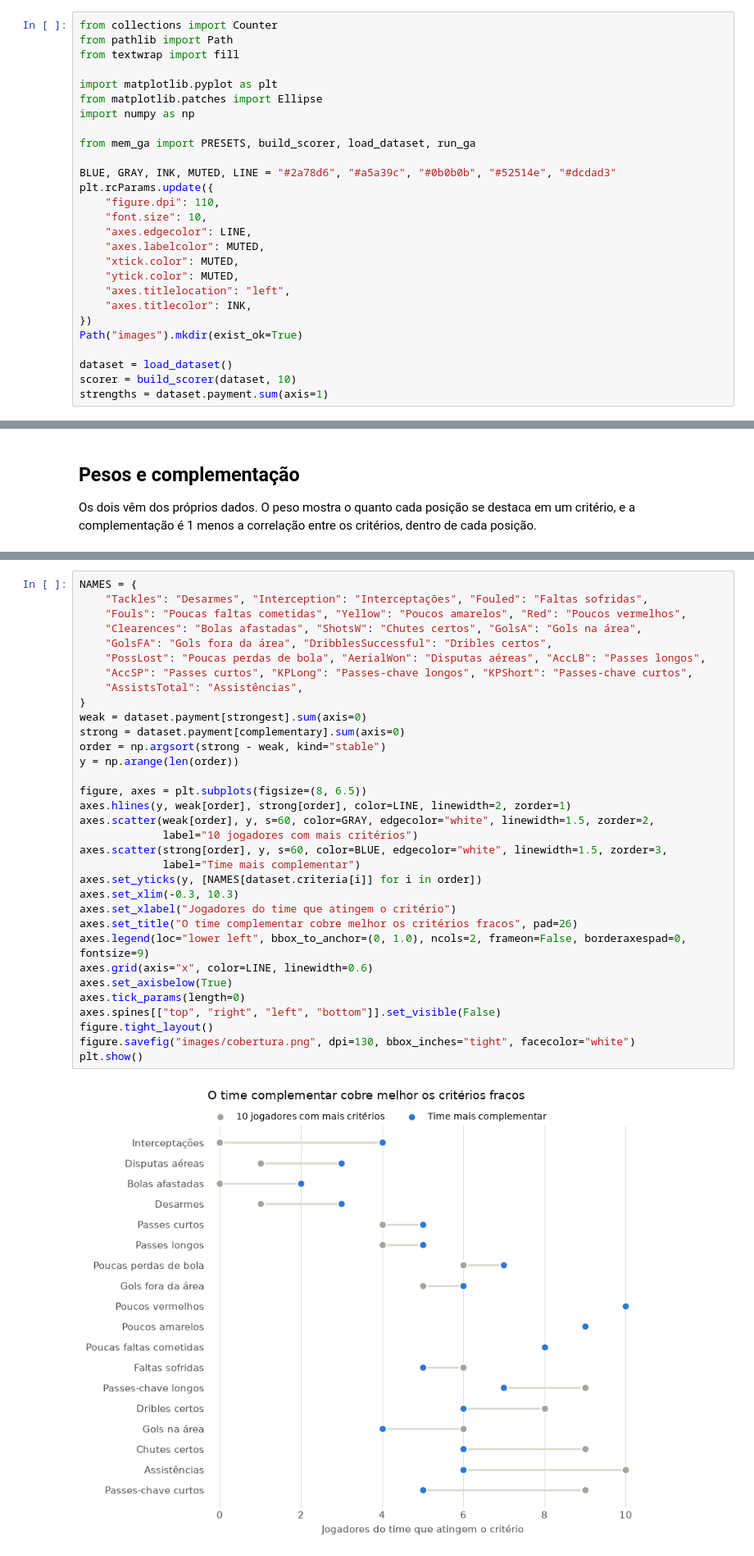
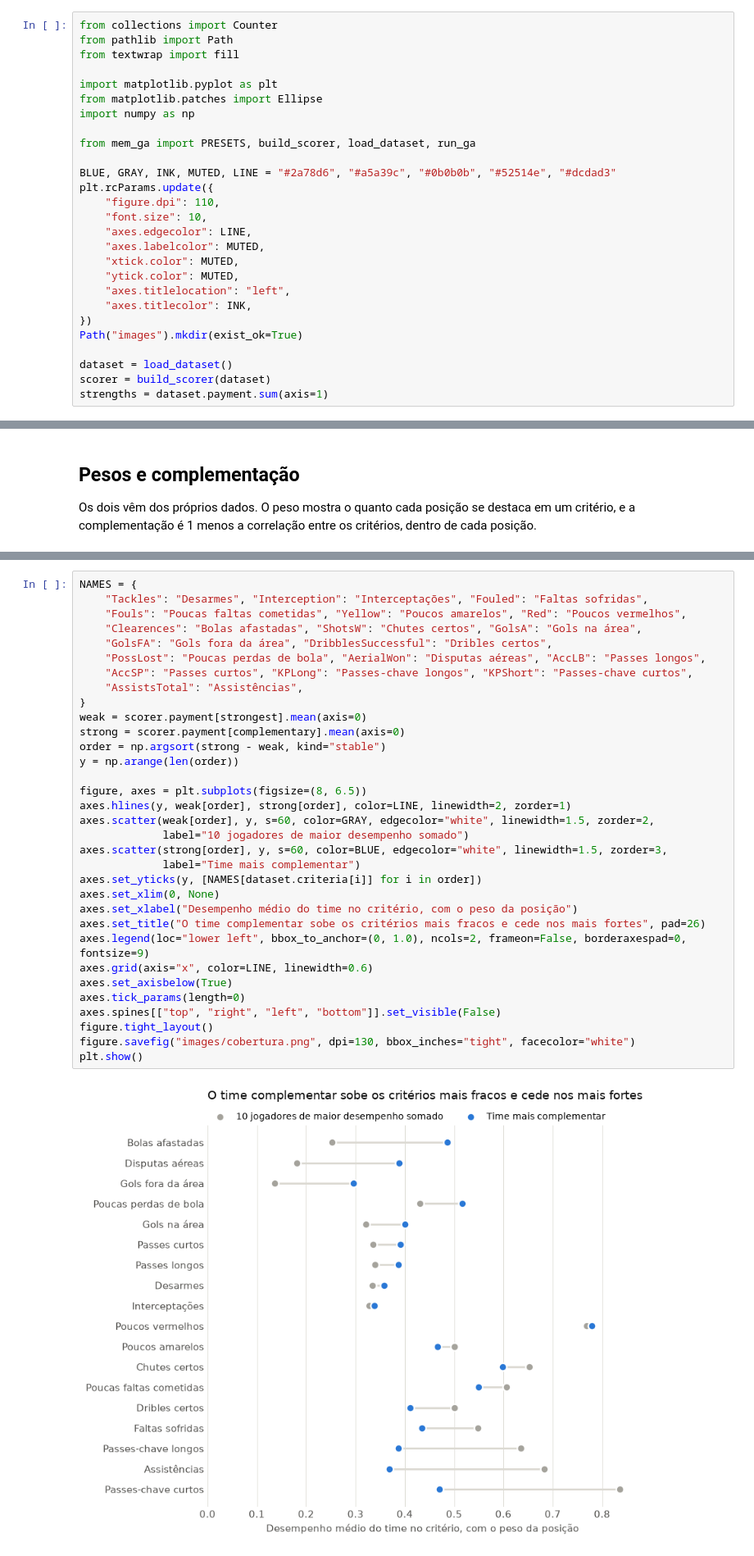
Before and after one commit to safsalles/portfolio-ds, a Jupyter notebook: mem-ga/analise.ipynb, the cells around one changed output, grey strips where cells are left out. Shown at 82% size. Cells and saved outputs as stored; diff of their text form.

```diff
--- a/mem-ga/analise.ipynb
+++ b/mem-ga/analise.ipynb
@@ -29,7 +29,7 @@ plt.rcParams.update({
 Path("images").mkdir(exist_ok=True)
 
 dataset = load_dataset()
-scorer = build_scorer(dataset, 10)
+scorer = build_scorer(dataset)
 strengths = dataset.payment.sum(axis=1)
 # %% [markdown]
 ## Os dados
@@ -182,35 +196,35 @@ Só no complementar: Nino Paraíba (PON), Michel (GRE), Reginaldo (FLU), Réver
 # %%
 NAMES = {
     "Tackles": "Desarmes", "Interception": "Interceptações", "Fouled": "Faltas sofridas",
     "Fouls": "Poucas faltas cometidas", "Yellow": "Poucos amarelos", "Red": "Poucos vermelhos",
     "Clearences": "Bolas afastadas", "ShotsW": "Chutes certos", "GolsA": "Gols na área",
     "GolsFA": "Gols fora da área", "DribblesSuccessful": "Dribles certos",
     "PossLost": "Poucas perdas de bola", "AerialWon": "Disputas aéreas", "AccLB": "Passes longos",
     "AccSP": "Passes curtos", "KPLong": "Passes-chave longos", "KPShort": "Passes-chave curtos",
     "AssistsTotal": "Assistências",
 }
-weak = dataset.payment[strongest].sum(axis=0)
-strong = dataset.payment[complementary].sum(axis=0)
+weak = scorer.payment[strongest].mean(axis=0)
+strong = scorer.payment[complementary].mean(axis=0)
 order = np.argsort(strong - weak, kind="stable")
 y = np.arange(len(order))
 
 figure, axes = plt.subplots(figsize=(8, 6.5))
 axes.hlines(y, weak[order], strong[order], color=LINE, linewidth=2, zorder=1)
 axes.scatter(weak[order], y, s=60, color=GRAY, edgecolor="white", linewidth=1.5, zorder=2,
-             label="10 jogadores com mais critérios")
+             label="10 jogadores de maior desempenho somado")
 axes.scatter(strong[order], y, s=60, color=BLUE, edgecolor="white", linewidth=1.5, zorder=3,
              label="Time mais complementar")
 axes.set_yticks(y, [NAMES[dataset.criteria[i]] for i in order])
-axes.set_xlim(-0.3, 10.3)
-axes.set_xlabel("Jogadores do time que atingem o critério")
-axes.set_title("O time complementar cobre melhor os critérios fracos", pad=26)
+axes.set_xlim(0, None)
+axes.set_xlabel("Desempenho médio do time no critério, com o peso da posição")
+axes.set_title("O time complementar sobe os critérios mais fracos e cede nos mais fortes", pad=26)
 axes.legend(loc="lower left", bbox_to_anchor=(0, 1.0), ncols=2, frameon=False, borderaxespad=0, fontsize=9)
 axes.grid(axis="x", color=LINE, linewidth=0.6)
 axes.set_axisbelow(True)
 axes.tick_params(length=0)
 axes.spines[["top", "right", "left", "bottom"]].set_visible(False)
 figure.tight_layout()
 figure.savefig("images/cobertura.png", dpi=130, bbox_inches="tight", facecolor="white")
 plt.show()
 # %% [output]
-[figure, old version]
+[figure, new version]
```
Also changed, not shown: parts of 19 cells of this notebook, 15 other files.
